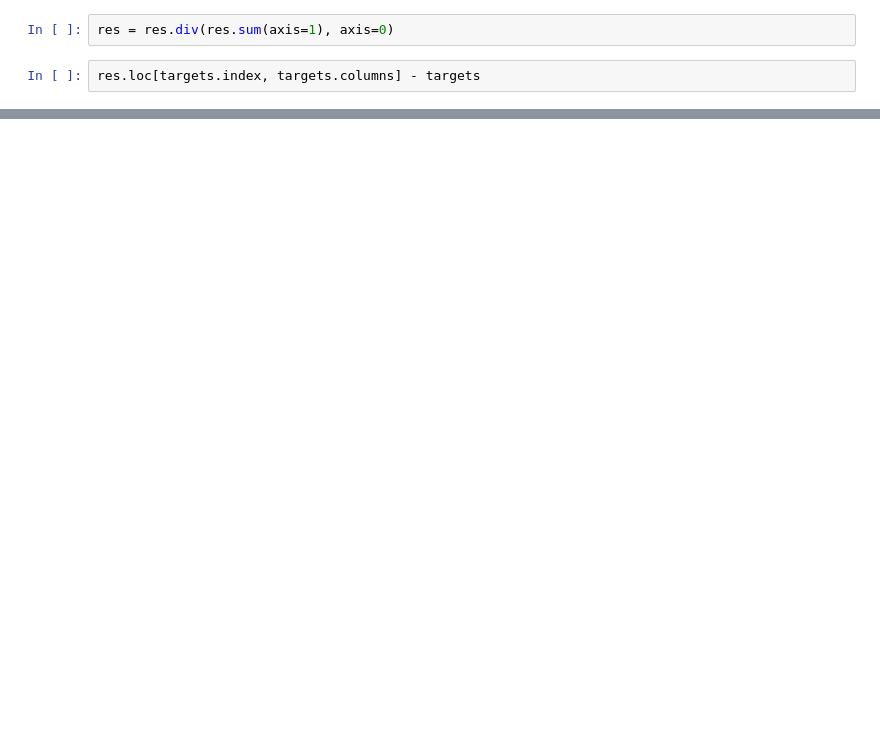
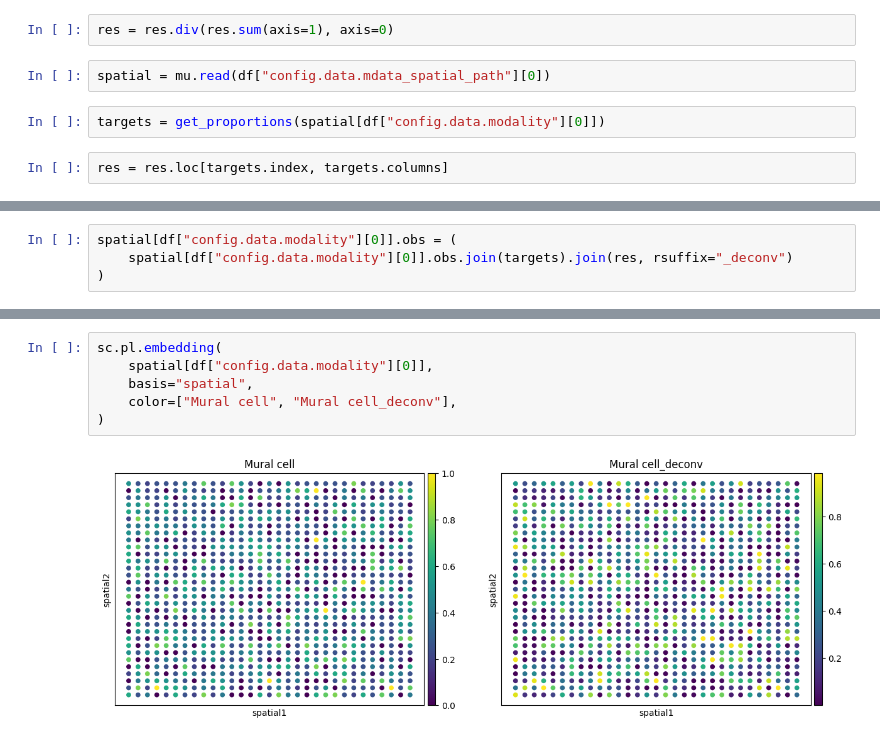
Before and after one commit to theislab/deconvATAC, a Jupyter notebook: notebooks/analysis/analyze_seml.ipynb, the cells around one changed output, grey strips where cells are left out. Cells and saved outputs as stored; diff of their text form; blank space fills up the shorter version.

```diff
--- a/notebooks/analysis/analyze_seml.ipynb
+++ b/notebooks/analysis/analyze_seml.ipynb
@@ -46,4 +18,8 @@ targets
 # %%
 res = res.div(res.sum(axis=1), axis=0)
+# %%
+spatial = mu.read(df["config.data.mdata_spatial_path"][0])
+# %%
+targets = get_proportions(spatial[df["config.data.modality"][0]])
 # %%
-res.loc[targets.index, targets.columns] - targets
+res = res.loc[targets.index, targets.columns]
@@ -98,0 +43,4 @@ de.tl.rmse(res, targets)
+# %%
+spatial[df["config.data.modality"][0]].obs = (
+    spatial[df["config.data.modality"][0]].obs.join(targets).join(res, rsuffix="_deconv")
+)
@@ -98,0 +63,8 @@ de.tl.rmse(res, targets)
+# %%
+sc.pl.embedding(
+    spatial[df["config.data.modality"][0]],
+    basis="spatial",
+    color=["Mural cell", "Mural cell_deconv"],
+)
+# %% [output]
+[figure, added]
```
Also changed, not shown: parts of 23 cells of this notebook.
